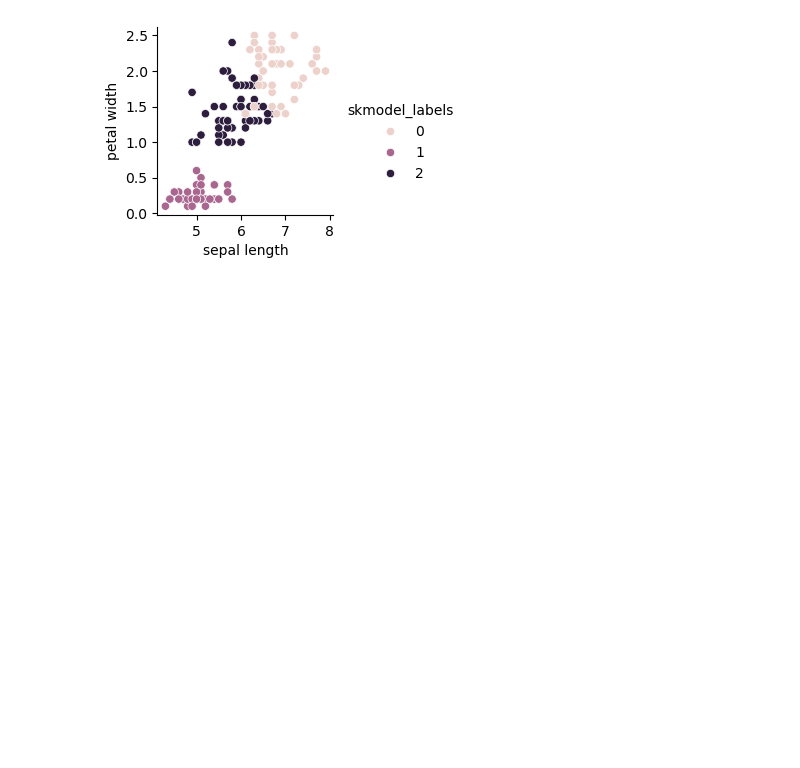
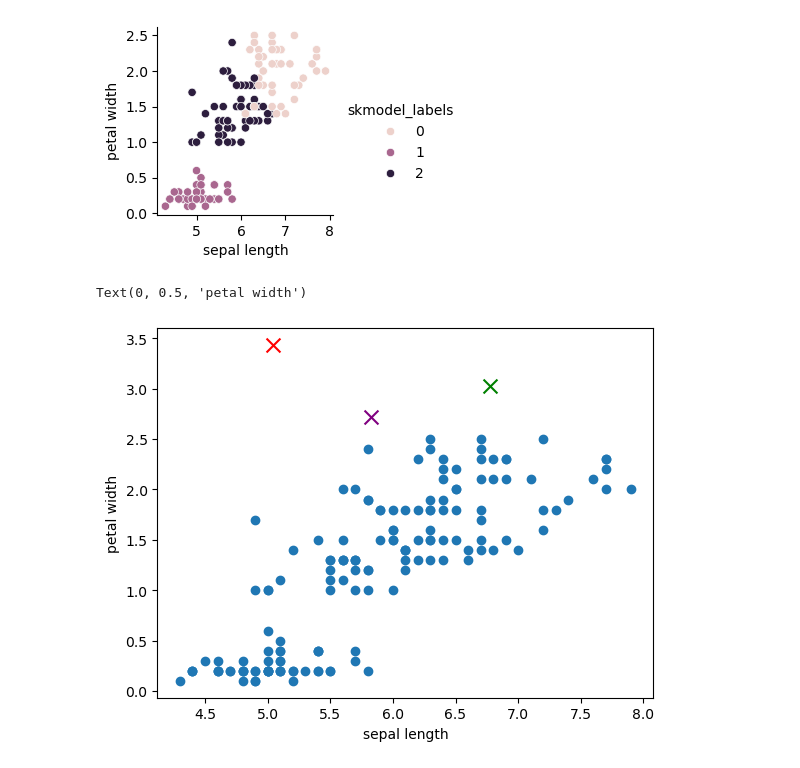
Before and after one commit to morrea1/MANE-4962, a Jupyter notebook: Homework2.ipynb, the cells around one changed output. Drawn from its saved outputs; the diff is of its cells as text; code cells hidden in the pictures; blank space fills up the shorter version.

```diff
--- a/Homework2.ipynb
+++ b/Homework2.ipynb
@@ -414,3 +414,14 @@ sns.pairplot(df.drop(labels=['target'],axis=1), x_vars=['sepal length'],
 [figure]
 [figure]
 [figure]
+# %%
+
+plt.scatter(df['sepal length'].to_list(), df['petal width'].to_list())
+plt.scatter(cluster_coords[0][0], cluster_coords[0][1], color='red', marker='x', s=100)
+plt.scatter(cluster_coords[1][0], cluster_coords[1][1], color='green', marker='x', s=100)
+plt.scatter(cluster_coords[2][0], cluster_coords[2][1], color='purple', marker='x', s=100)
+plt.xlabel('sepal length')
+plt.ylabel('petal width')
+# %% [output]
+Text(0, 0.5, 'petal width')
+[figure, added]
```
